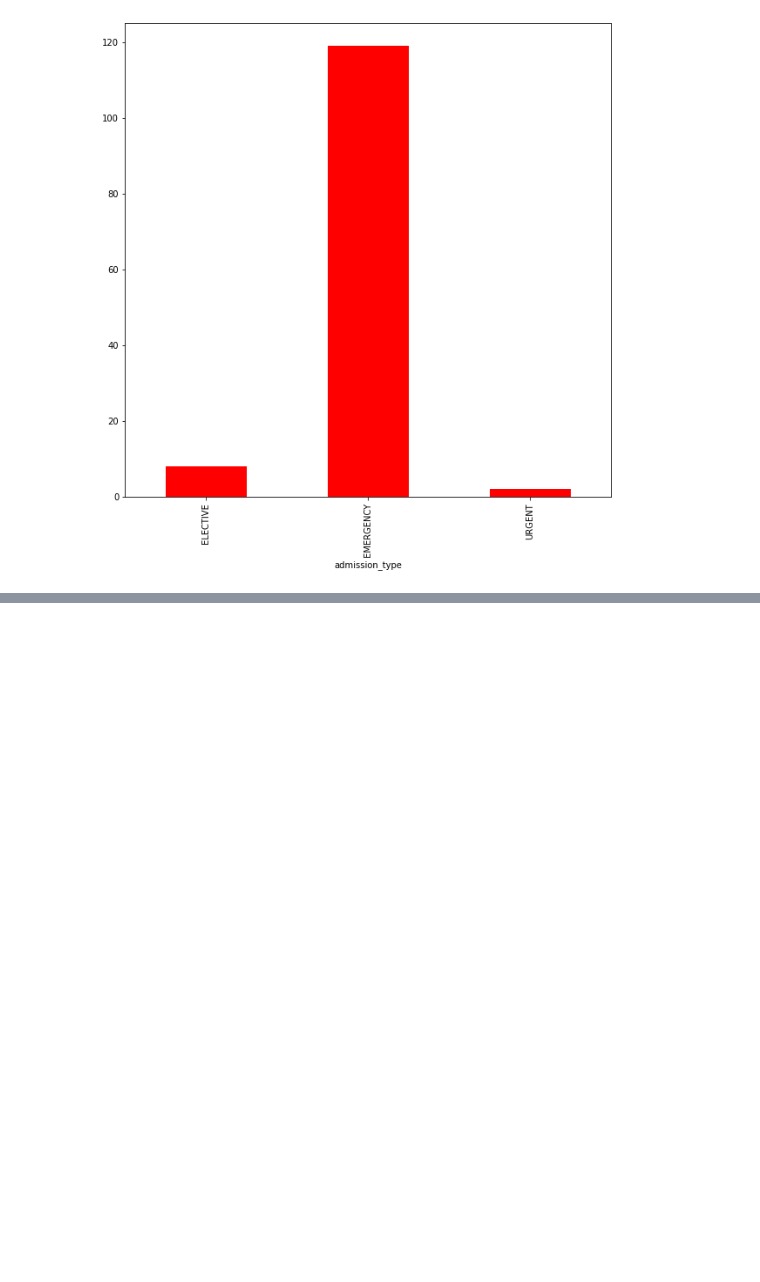
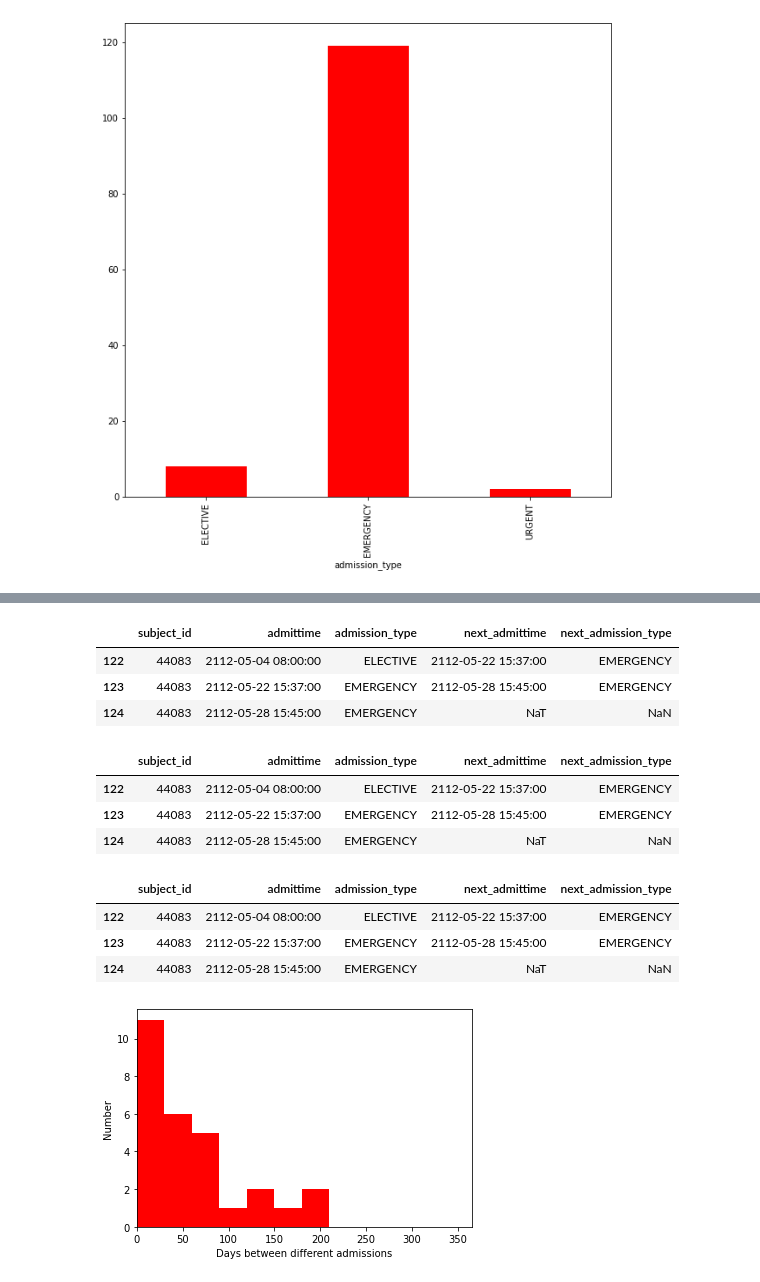
Before and after one commit to Assassinsarms/Disease-Prognosis-Prediction-using-Longitudinal-Electronic-Health-Records-and-Gated-Recurrent-Units, a Jupyter notebook: Aaron_Mir_INM706_Coursework.ipynb, the cells around one changed output, grey strips where cells are left out. Saved outputs shown, nothing was run; the diff lists cells and outputs as text; code cells hidden in the pictures; blank space fills up the shorter version.

```diff
--- a/Aaron_Mir_INM706_Coursework.ipynb
+++ b/Aaron_Mir_INM706_Coursework.ipynb
@@ -60,0 +56,3 @@ NULL date entries in discharge column: 0
+# %%
+admission_data['next_admittime'] = admission_data.groupby('subject_id').admittime.shift(-1)
+admission_data['next_admission_type'] = admission_data.groupby('subject_id').admission_type.shift(-1)
@@ -60,0 +66,40 @@ NULL date entries in discharge column: 0
+# %%
+rows = admission_data.next_admission_type == 'ELECTIVE'
+admission_data.loc[rows,'next_admittime'] = pd.NaT
+admission_data.loc[rows,'next_admission_type'] = np.NaN
+# %%
+admission_data.loc[admission_data.subject_id == 44083,['subject_id','admittime','admission_type','next_admittime','next_admission_type']]
+# %% [output]
+|  | subject_id | admittime | admission_type | next_admittime | next_admission_type |
+| 122 | 44083 | 2112-05-04 08:00:00 | ELECTIVE | 2112-05-22 15:37:00 | EMERGENCY |
+| 123 | 44083 | 2112-05-22 15:37:00 | EMERGENCY | 2112-05-28 15:45:00 | EMERGENCY |
+| 124 | 44083 | 2112-05-28 15:45:00 | EMERGENCY | NaT | NaN |
+# %%
+admission_data = admission_data.sort_values(['subject_id','admittime'])
+# %%
+admission_data.loc[admission_data.subject_id == 44083,['subject_id','admittime','admission_type','next_admittime','next_admission_type']]
+# %% [output]
+|  | subject_id | admittime | admission_type | next_admittime | next_admission_type |
+| 122 | 44083 | 2112-05-04 08:00:00 | ELECTIVE | 2112-05-22 15:37:00 | EMERGENCY |
+| 123 | 44083 | 2112-05-22 15:37:00 | EMERGENCY | 2112-05-28 15:45:00 | EMERGENCY |
+| 124 | 44083 | 2112-05-28 15:45:00 | EMERGENCY | NaT | NaN |
+# %%
+admission_data[['next_admittime','next_admission_type']] = admission_data.groupby(['subject_id'])\
+[['next_admittime','next_admission_type']].fillna(method = 'bfill')
+# %%
+admission_data.loc[admission_data.subject_id == 44083,['subject_id','admittime','admission_type','next_admittime','next_admission_type']]
+# %% [output]
+|  | subject_id | admittime | admission_type | next_admittime | next_admission_type |
+| 122 | 44083 | 2112-05-04 08:00:00 | ELECTIVE | 2112-05-22 15:37:00 | EMERGENCY |
+| 123 | 44083 | 2112-05-22 15:37:00 | EMERGENCY | 2112-05-28 15:45:00 | EMERGENCY |
+| 124 | 44083 | 2112-05-28 15:45:00 | EMERGENCY | NaT | NaN |
+# %%
+fig = plt.figure()
+admission_data['days_next_admit'] = (admission_data.next_admittime - admission_data.dischtime).dt.total_seconds()/(24*60*60)
+plt.hist(admission_data.loc[~admission_data.days_next_admit.isnull(),'days_next_admit'], bins = range(0,365,30), color = 'red')
+plt.xlim([0,365])
+plt.xlabel('Days between different admissions')
+plt.ylabel('Number')
+plt.show()
+# %% [output]
+[figure, added]
```
Also changed, not shown: parts of 30 cells of this notebook.
